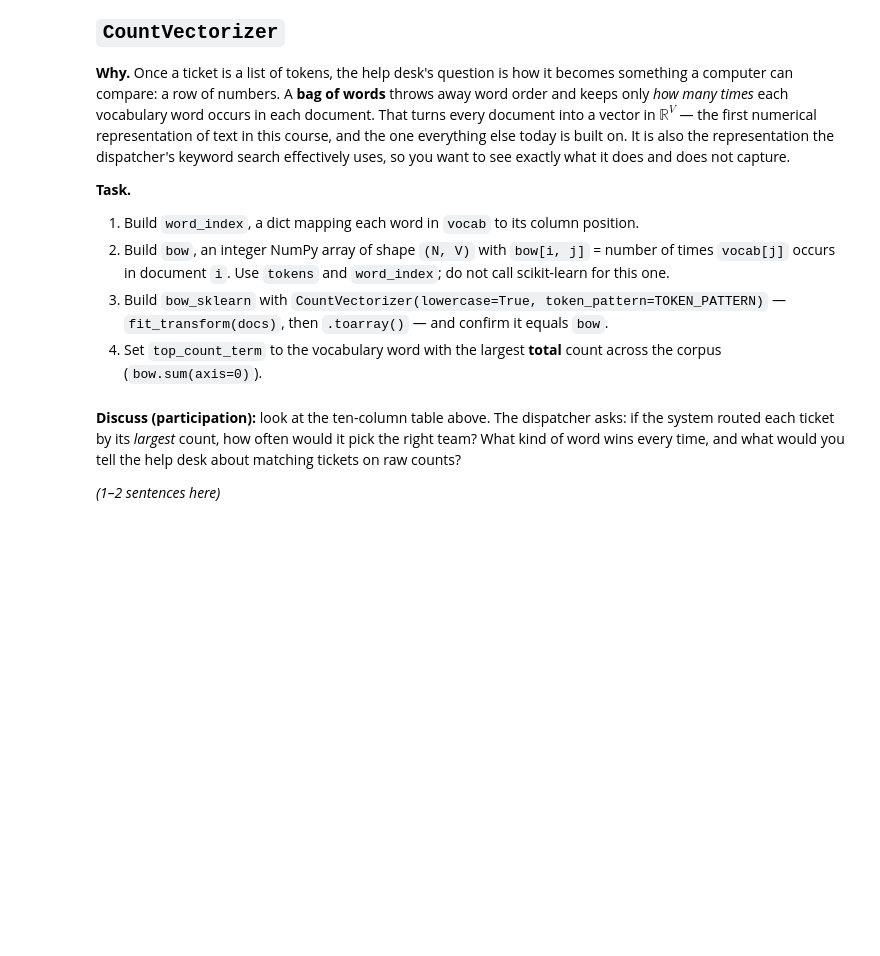
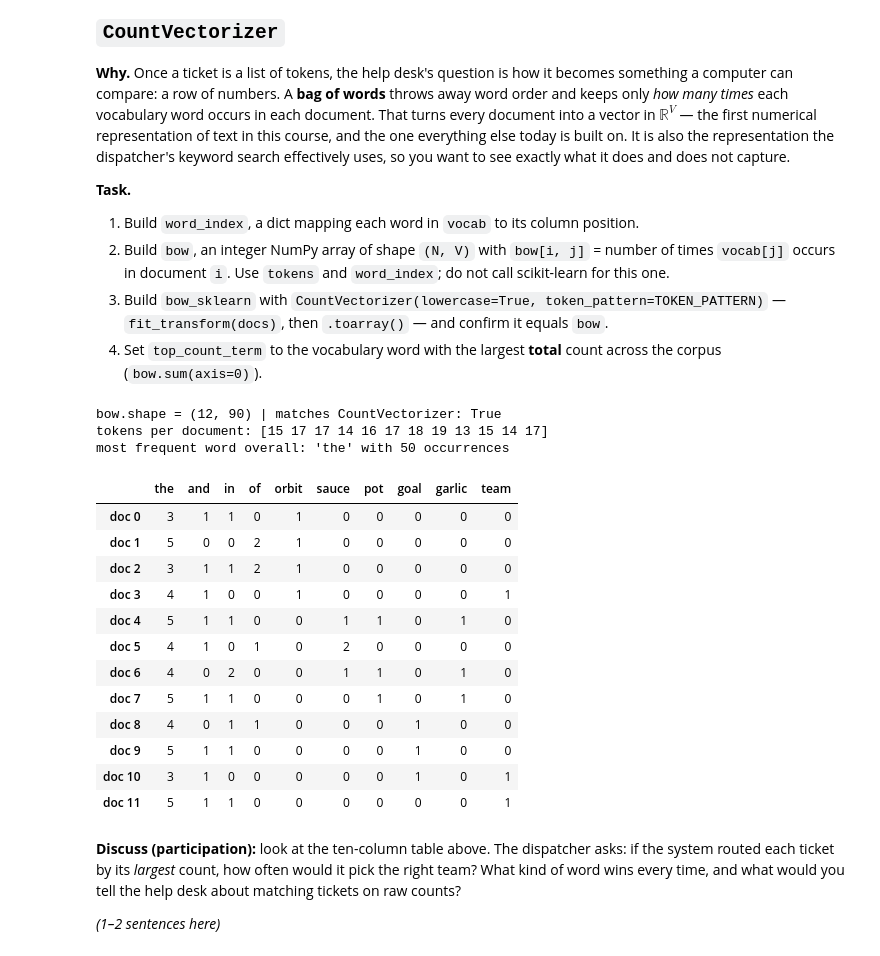
Before and after one commit to KNhae/DS701-Materials-FA26, a Jupyter notebook: class_activity_notebooks/18-InClass-Exercise-NLP-A1/18-InClass-Exercise-NLP-A1.ipynb, the cells around one changed output. Saved outputs shown, nothing was run; the diff lists cells and outputs as text; code cells hidden in the pictures; blank space fills up the shorter version.

```diff
--- a/class_activity_notebooks/18-InClass-Exercise-NLP-A1/18-InClass-Exercise-NLP-A1.ipynb
+++ b/class_activity_notebooks/18-InClass-Exercise-NLP-A1/18-InClass-Exercise-NLP-A1.ipynb
@@ -177,12 +194,12 @@ the help desk will have to sign off on, because every number downstream depends
 # %%
 def tokenize(text):
     """Lowercase, then return the list of tokens matching TOKEN_PATTERN."""
-    ...
+    return re.findall(TOKEN_PATTERN, text.lower())
 
 
-tokens = ...
-vocab = ...
-V = ...
+tokens = [tokenize(d) for d in docs]
+vocab = sorted({w for toks in tokens for w in toks})
+V = len(vocab)
 
 print("tokens of doc 0:", tokens[0])
 print(f"vocabulary size V = {V}")
@@ -211,23 +234,42 @@ you want to see exactly what it does and does not capture.
 4. Set `top_count_term` to the vocabulary word with the largest **total** count across
    the corpus (`bow.sum(axis=0)`).
 # %%
-word_index = ...
+word_index = {w: j for j, w in enumerate(vocab)}
 
 bow = np.zeros((N, V), dtype=int)
-...
+for i, toks in enumerate(tokens):
+    for w in toks:
+        bow[i, word_index[w]] += 1
 
-cv = ...
-bow_sklearn = ...
+cv = CountVectorizer(lowercase=True, token_pattern=TOKEN_PATTERN)
+bow_sklearn = cv.fit_transform(docs).toarray()
 
-top_count_term = ...
+top_count_term = vocab[int(np.argmax(bow.sum(axis=0)))]
 
 print("bow.shape =", bow.shape, "| matches CountVectorizer:", np.array_equal(bow, bow_sklearn))
 print("tokens per document:", bow.sum(axis=1))
 print("most frequent word overall:", repr(top_count_term), "with", int(bow.sum(axis=0).max()), "occurrences")
 
 # A look at the matrix, restricted to the ten most frequent words.
 top10 = np.argsort(-bow.sum(axis=0))[:10]
 pd.DataFrame(bow[:, top10], columns=[vocab[j] for j in top10], index=[f"doc {i}" for i in range(N)])
+# %% [output]
+bow.shape = (12, 90) | matches CountVectorizer: True
+tokens per document: [15 17 17 14 16 17 18 19 13 15 14 17]
+most frequent word overall: 'the' with 50 occurrences
+|  | the | and | in | of | orbit | sauce | pot | goal | garlic | team |
+| doc 0 | 3 | 1 | 1 | 0 | 1 | 0 | 0 | 0 | 0 | 0 |
+| doc 1 | 5 | 0 | 0 | 2 | 1 | 0 | 0 | 0 | 0 | 0 |
+| doc 2 | 3 | 1 | 1 | 2 | 1 | 0 | 0 | 0 | 0 | 0 |
+| doc 3 | 4 | 1 | 0 | 0 | 1 | 0 | 0 | 0 | 0 | 1 |
+| doc 4 | 5 | 1 | 1 | 0 | 0 | 1 | 1 | 0 | 1 | 0 |
+| doc 5 | 4 | 1 | 0 | 1 | 0 | 2 | 0 | 0 | 0 | 0 |
+| doc 6 | 4 | 0 | 2 | 0 | 0 | 1 | 1 | 0 | 1 | 0 |
+| doc 7 | 5 | 1 | 1 | 0 | 0 | 0 | 1 | 0 | 1 | 0 |
+| doc 8 | 4 | 0 | 1 | 1 | 0 | 0 | 0 | 1 | 0 | 0 |
+| doc 9 | 5 | 1 | 1 | 0 | 0 | 0 | 0 | 1 | 0 | 0 |
+| doc 10 | 3 | 1 | 0 | 0 | 0 | 0 | 0 | 1 | 0 | 1 |
+| doc 11 | 5 | 1 | 1 | 0 | 0 | 0 | 0 | 0 | 0 | 1 |
 # %% [markdown]
 **Discuss (participation):** look at the ten-column table above. The dispatcher asks:
 if the system routed each ticket by its *largest* count, how often would it pick the
```
Also changed, not shown: parts of 10 cells of this notebook.
